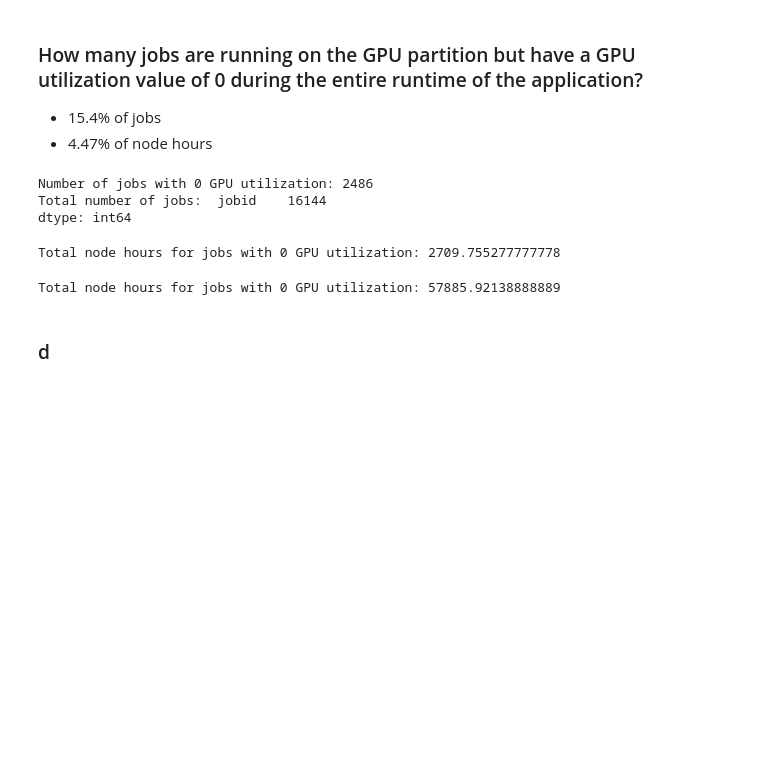
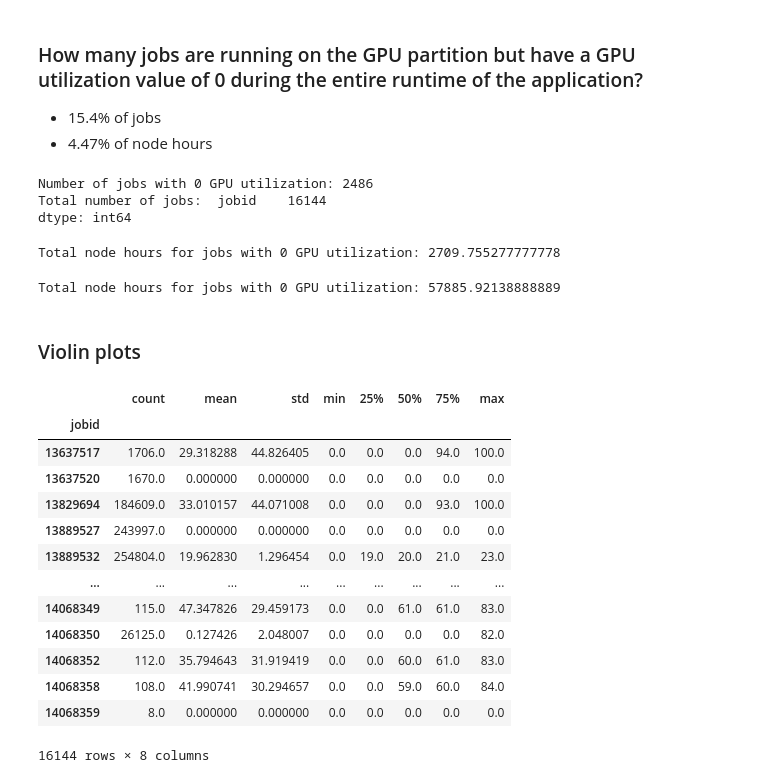
Before and after one commit to hpcgroup/ldms-analysis-scripts, a Jupyter notebook: gpu_utilization.ipynb, the cells around one changed output. Drawn from its saved outputs; the diff is of its cells as text; code cells hidden in the pictures; blank space fills up the shorter version.

```diff
--- a/gpu_utilization.ipynb
+++ b/gpu_utilization.ipynb
@@ -274,4 +274,23 @@ print(f"Total node hours for jobs with 0 GPU utilization: {total_node_hours}")
 # %% [output]
 Total node hours for jobs with 0 GPU utilization: 57885.92138888889
 # %% [markdown]
-### d
+### Violin plots
+# %%
+# calculate GPU utilization percentiles for each jobid
+percentiles = jobs_with_g.groupby('jobid')['gpu_utilization'].describe(percentiles=[.25, .5, .75])
+percentiles
+# %% [output]
+|  | count | mean | std | min | 25% | 50% | 75% | max |
+| jobid |  |  |  |  |  |  |  |  |
+| 13637517 | 1706.0 | 29.318288 | 44.826405 | 0.0 | 0.0 | 0.0 | 94.0 | 100.0 |
+| 13637520 | 1670.0 | 0.000000 | 0.000000 | 0.0 | 0.0 | 0.0 | 0.0 | 0.0 |
+| 13829694 | 184609.0 | 33.010157 | 44.071008 | 0.0 | 0.0 | 0.0 | 93.0 | 100.0 |
+| 13889527 | 243997.0 | 0.000000 | 0.000000 | 0.0 | 0.0 | 0.0 | 0.0 | 0.0 |
+| 13889532 | 254804.0 | 19.962830 | 1.296454 | 0.0 | 19.0 | 20.0 | 21.0 | 23.0 |
+| ... | ... | ... | ... | ... | ... | ... | ... | ... |
+| 14068349 | 115.0 | 47.347826 | 29.459173 | 0.0 | 0.0 | 61.0 | 61.0 | 83.0 |
+| 14068350 | 26125.0 | 0.127426 | 2.048007 | 0.0 | 0.0 | 0.0 | 0.0 | 82.0 |
+| 14068352 | 112.0 | 35.794643 | 31.919419 | 0.0 | 0.0 | 60.0 | 61.0 | 83.0 |
+| 14068358 | 108.0 | 41.990741 | 30.294657 | 0.0 | 0.0 | 59.0 | 60.0 | 84.0 |
+| 14068359 | 8.0 | 0.000000 | 0.000000 | 0.0 | 0.0 | 0.0 | 0.0 | 0.0 |
+16144 rows × 8 columns
```
Also changed, not shown: parts of 11 cells of this notebook, 1 other file.
